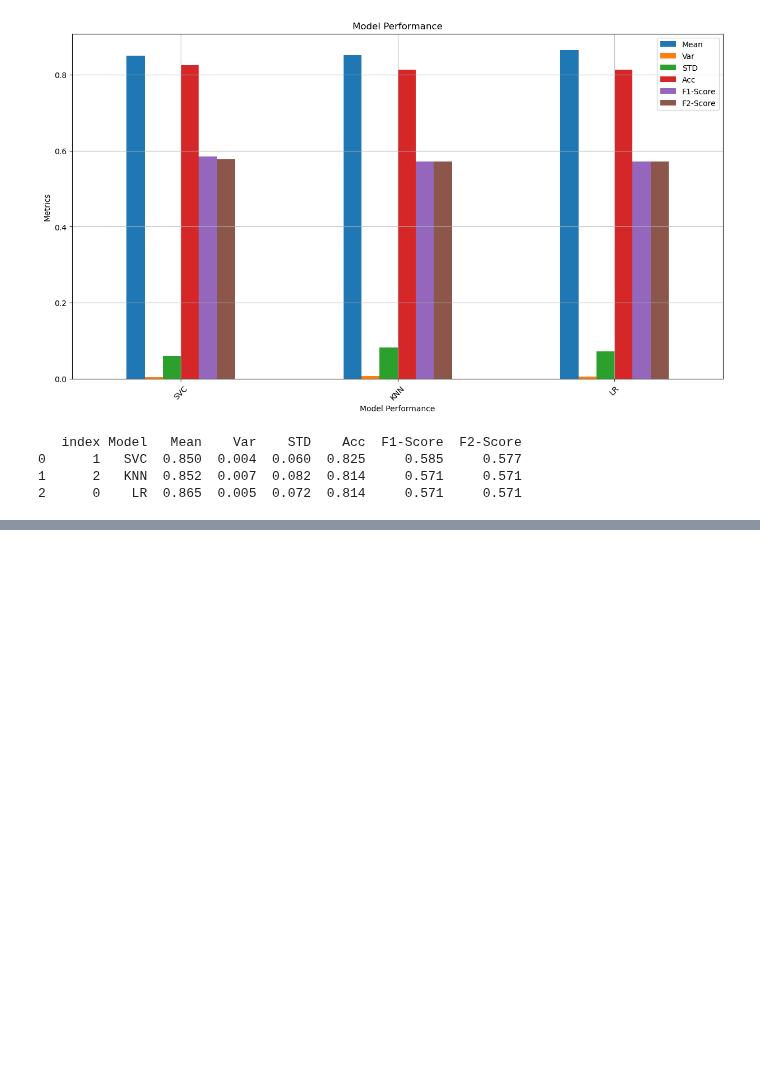
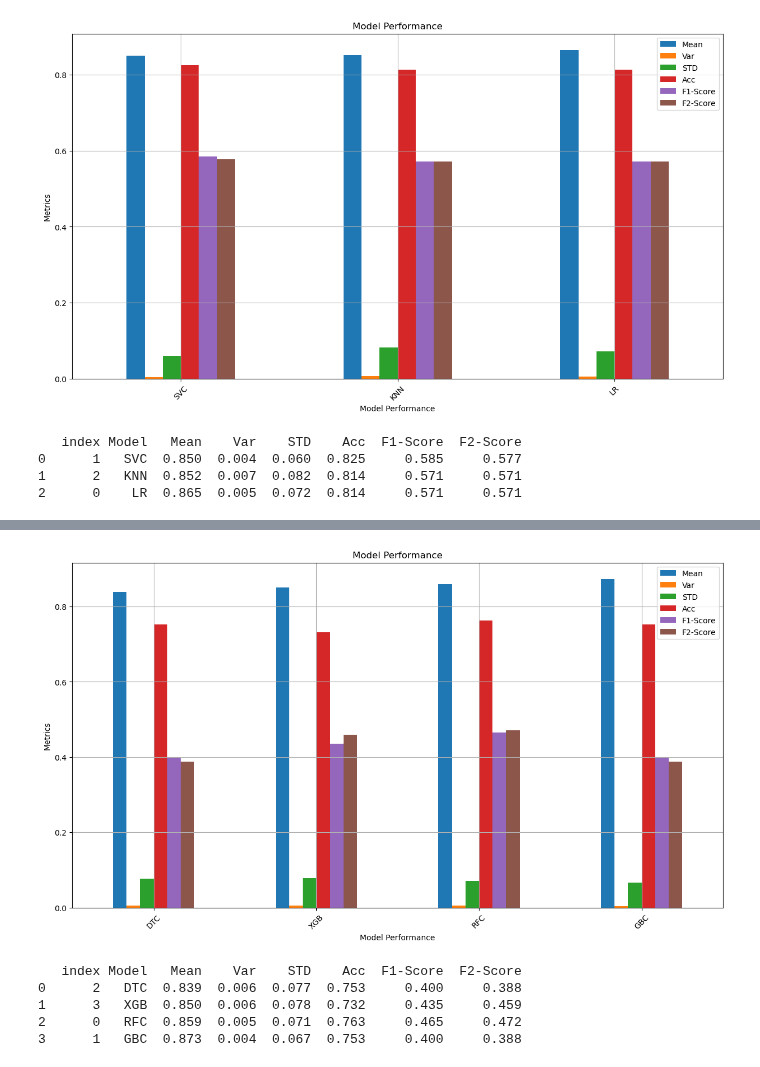
Before and after one commit to MaukanMir/Prostate-Cancer-Classification, a Jupyter notebook: training.ipynb, the cells around one changed output, grey strips where cells are left out. Saved outputs shown, nothing was run; the diff lists cells and outputs as text; code cells hidden in the pictures; blank space fills up the shorter version.

```diff
--- a/training.ipynb
+++ b/training.ipynb
@@ -298,0 +310,11 @@ test_selected_models(model_names, models, X, y, acc_metric)
+# %%
+model_names = ["RFC", "GBC", "DTC", "XGB"]
+models = grab_selected_models(model_names)
+test_selected_models(model_names, models, X, y, acc_metric)
+# %% [output]
+[figure, added]
+   index Model   Mean    Var    STD    Acc  F1-Score  F2-Score
+0      2   DTC  0.839  0.006  0.077  0.753     0.400     0.388
+1      3   XGB  0.850  0.006  0.078  0.732     0.435     0.459
+2      0   RFC  0.859  0.005  0.071  0.763     0.465     0.472
+3      1   GBC  0.873  0.004  0.067  0.753     0.400     0.388
```
Also changed, not shown: parts of 1 cell of this notebook.
